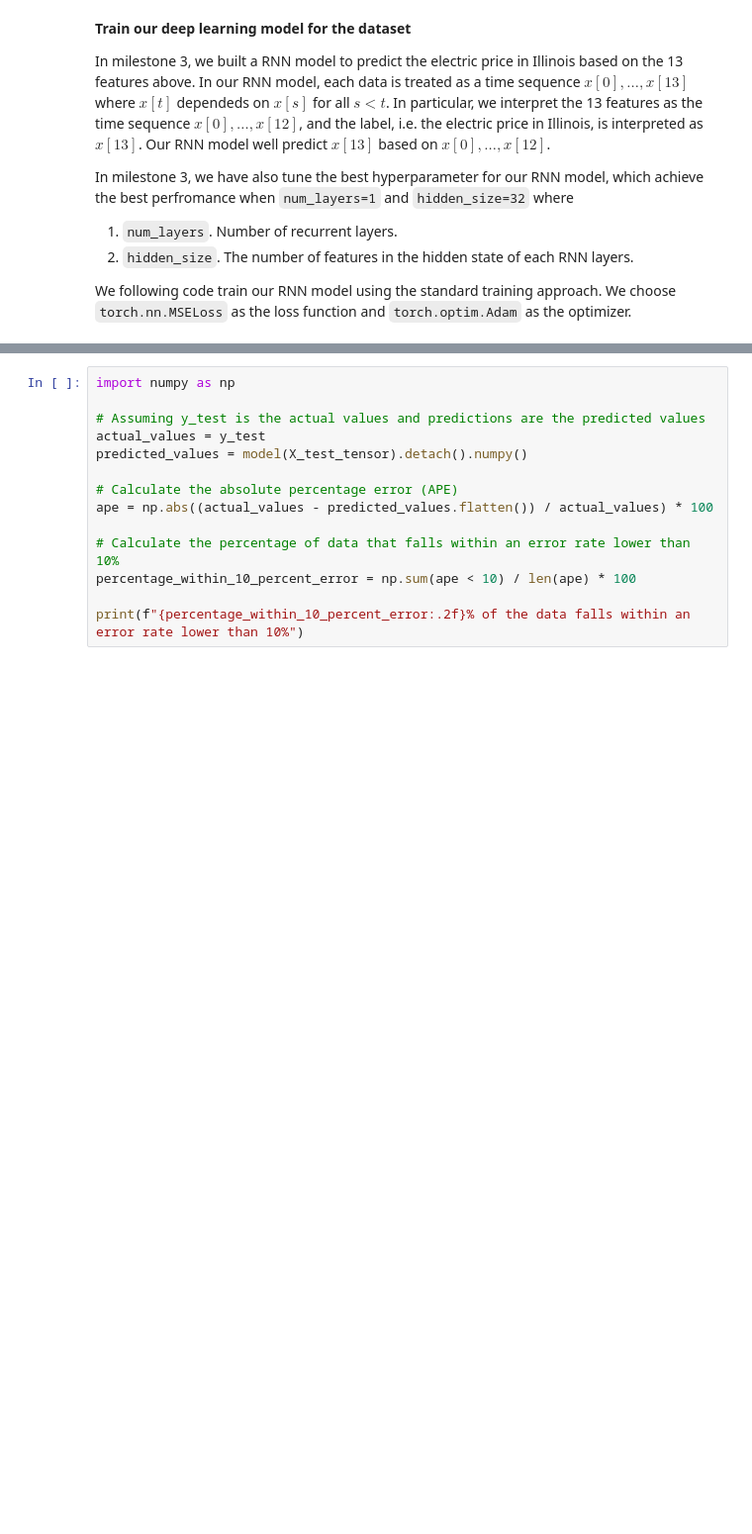
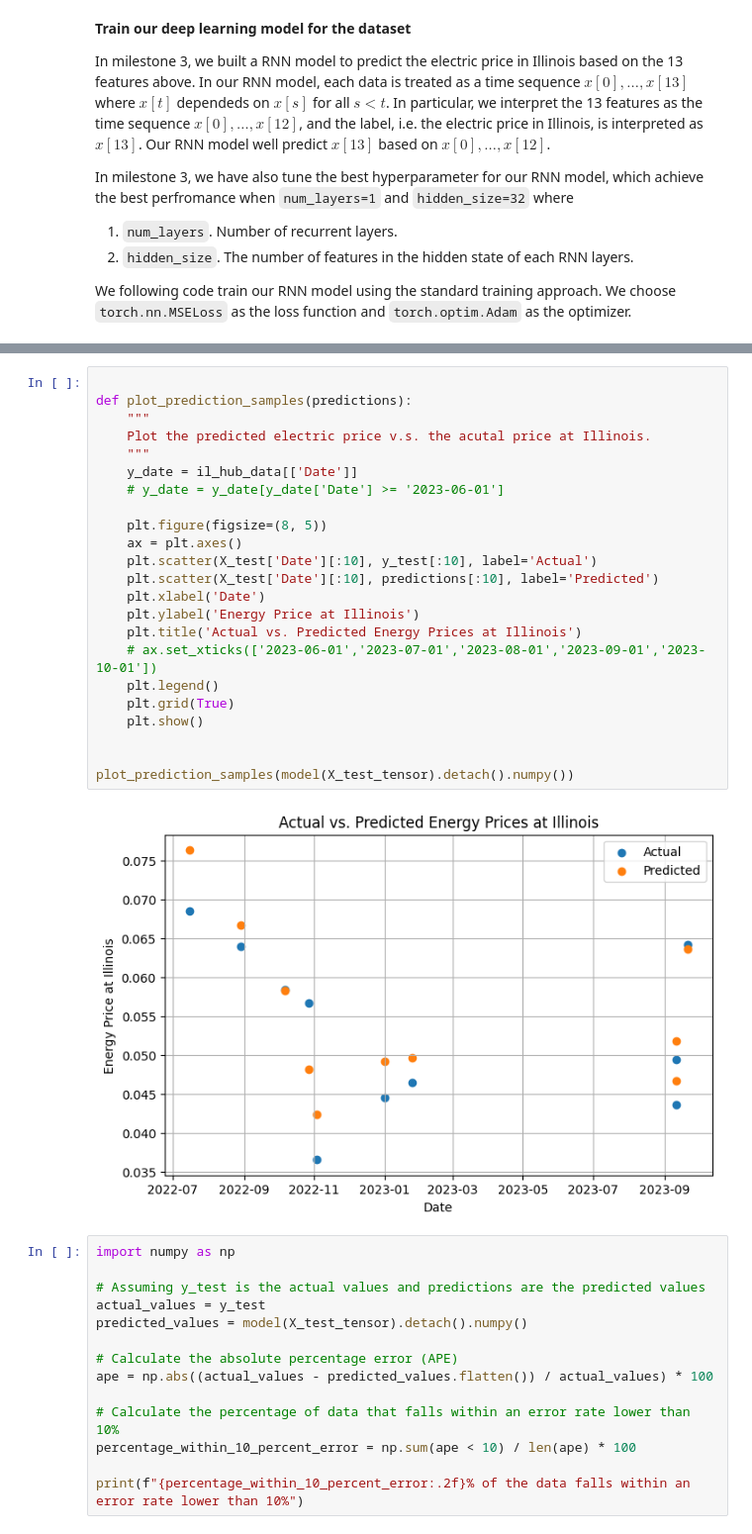
Before and after one commit to noelmrowiec/Deep-Learning-Energy-Prices-in-Illinois, a Jupyter notebook: Milestone 4/Feature Importance.ipynb, the cells around one changed output, grey strips where cells are left out. Shown at 99% size. Drawn from its saved outputs; the diff is of its cells as text; blank space fills up the shorter version.

```diff
--- a/Milestone 4/Feature Importance.ipynb
+++ b/Milestone 4/Feature Importance.ipynb
@@ -314,3 +315,28 @@ Validation loss: 1.85e-04
+# %%
+
+def plot_prediction_samples(predictions):
+    """
+    Plot the predicted electric price v.s. the acutal price at Illinois.
+    """
+    y_date = il_hub_data[['Date']]
+    # y_date = y_date[y_date['Date'] >= '2023-06-01']
+
+    plt.figure(figsize=(8, 5))
+    ax = plt.axes()
+    plt.scatter(X_test['Date'][:10], y_test[:10], label='Actual')
+    plt.scatter(X_test['Date'][:10], predictions[:10], label='Predicted')
+    plt.xlabel('Date')
+    plt.ylabel('Energy Price at Illinois')
+    plt.title('Actual vs. Predicted Energy Prices at Illinois')
+    # ax.set_xticks(['2023-06-01','2023-07-01','2023-08-01','2023-09-01','2023-10-01'])
+    plt.legend()
+    plt.grid(True)
+    plt.show()
+
+
+plot_prediction_samples(model(X_test_tensor).detach().numpy())
+# %% [output]
+[figure, added]
 # %%
 import numpy as np
 
```
Also changed, not shown: parts of 1 cell of this notebook.
